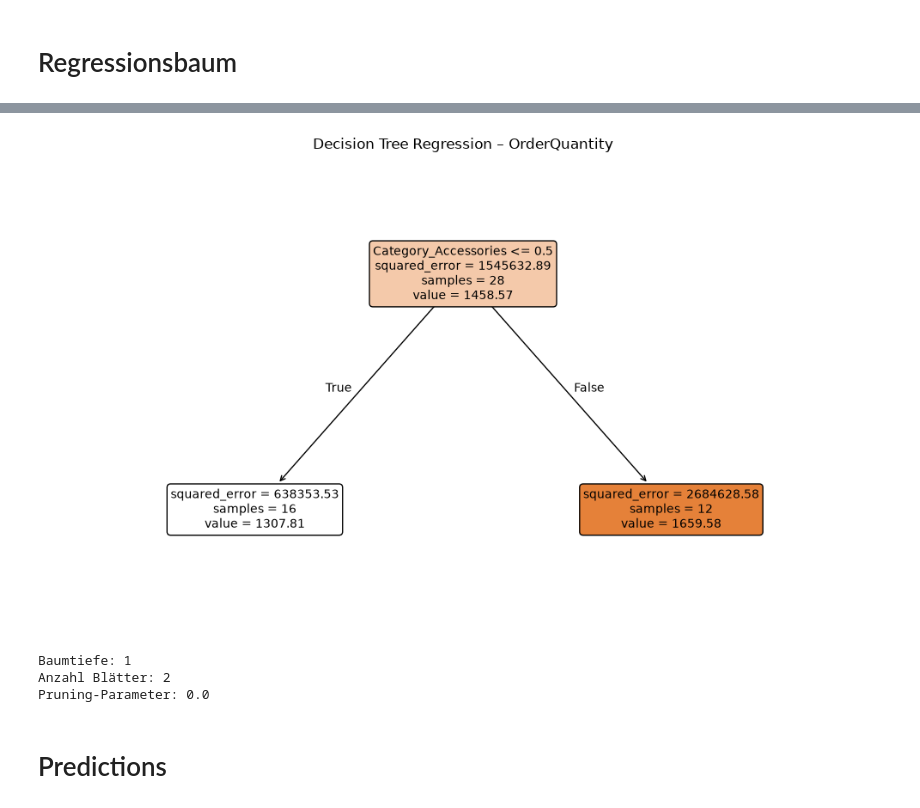
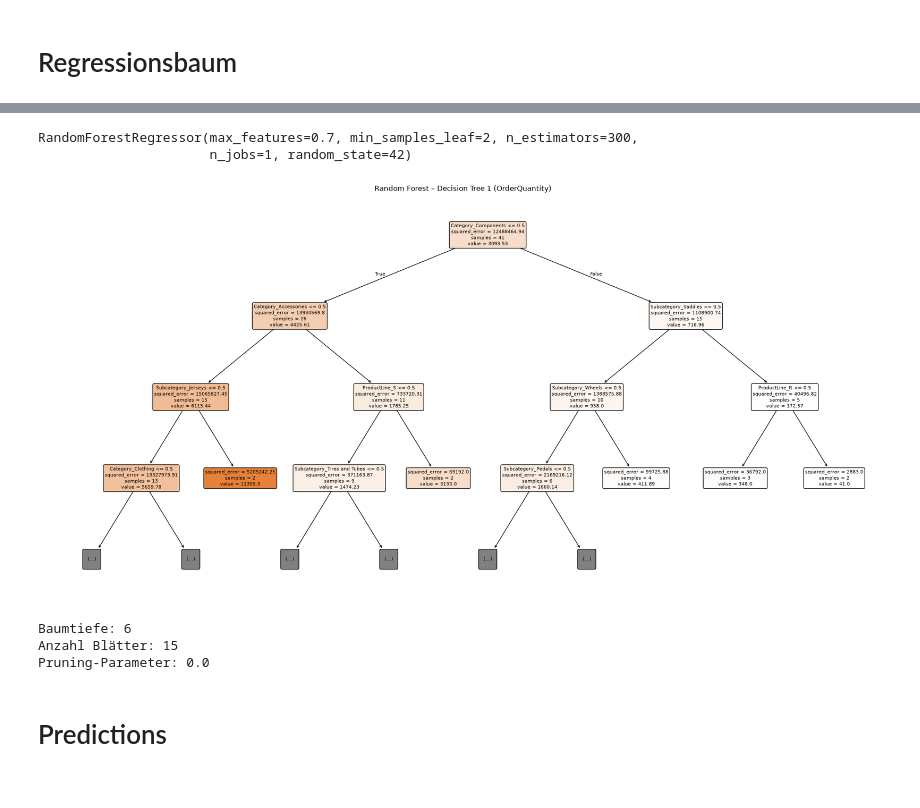
Before and after one commit to RafaelRiesle/cpm_projekt_14_vorhersage_numerischer_Werte, a Jupyter notebook: notebooks/ml_training.ipynb, the cells around one changed output, grey strips where cells are left out. Drawn from its saved outputs; the diff is of its cells as text; code cells hidden in the pictures.

```diff
--- a/notebooks/ml_training.ipynb
+++ b/notebooks/ml_training.ipynb
@@ -163,31 +159,39 @@ Finale Test-Ergebnisse:
+# %%
+tree_model = best_model.best_model
+tree_model
+# %% [output]
+RandomForestRegressor(max_features=0.7, min_samples_leaf=2, n_estimators=300,
+                      n_jobs=1, random_state=42)
 # %%
-tree_model = best_model.best_model
+tree_model = best_model.best_model.estimators_[0]
 
-fig = plt.figure(figsize=(10, 6))
+fig = plt.figure(figsize=(20, 10))
 
 _ = tree.plot_tree(
     tree_model,
     feature_names=X_train_enc.columns.tolist(),
     filled=True,
     rounded=True,
     precision=2,
-    fontsize=10,
+    fontsize=8,
+    max_depth=3,
 )
 
-plt.title("Decision Tree Regression – OrderQuantity")
+plt.title("Random Forest – Decision Tree 1 (OrderQuantity)")
 plt.tight_layout()
 plt.show()
 # %% [output]
-[figure, old version]
+[figure, new version]
 # %%
-tree_model = best_model.best_model
+tree_model = best_model.best_model.estimators_[0]
+
 
 print("Baumtiefe:", tree_model.get_depth())
 print("Anzahl Blätter:", tree_model.get_n_leaves())
 print("Pruning-Parameter:", tree_model.ccp_alpha)
 # %% [output]
-Baumtiefe: 1
-Anzahl Blätter: 2
+Baumtiefe: 6
+Anzahl Blätter: 15
 Pruning-Parameter: 0.0
 # %% [markdown]
 # Predictions
```
Also changed, not shown: parts of 8 cells of this notebook, 5 other files.
